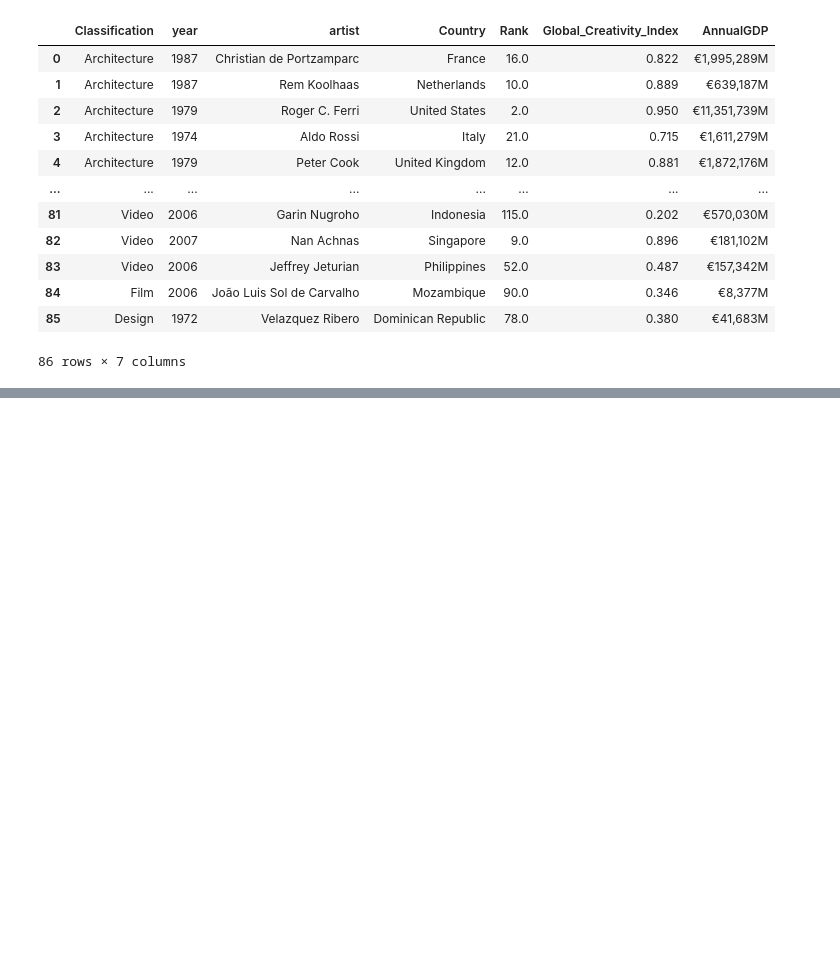
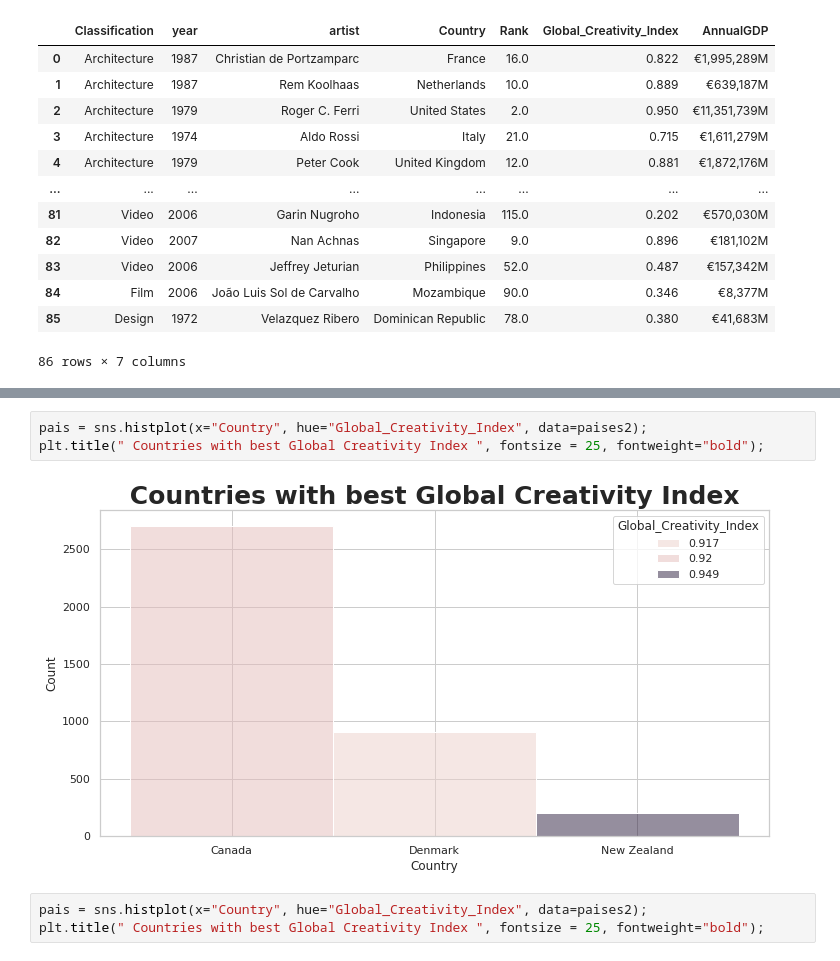
Before and after one commit to jesuschao/ETL-MOMA-Artists, a Jupyter notebook: your-code/MySQL.ipynb, the cells around one changed output, grey strips where cells are left out. Cells and saved outputs as stored; diff of their text form; blank space fills up the shorter version.

```diff
--- a/your-code/MySQL.ipynb
+++ b/your-code/MySQL.ipynb
@@ -152,0 +182,8 @@ query
+# %%
+pais = sns.histplot(x="Country", hue="Global_Creativity_Index", data=paises2);
+plt.title(" Countries with best Global Creativity Index ", fontsize = 25, fontweight="bold");
+# %% [output]
+[figure, added]
+# %%
+pais = sns.histplot(x="Country", hue="Global_Creativity_Index", data=paises2);
+plt.title(" Countries with best Global Creativity Index ", fontsize = 25, fontweight="bold");
```
Also changed, not shown: parts of 11 cells of this notebook, 2 other files.
